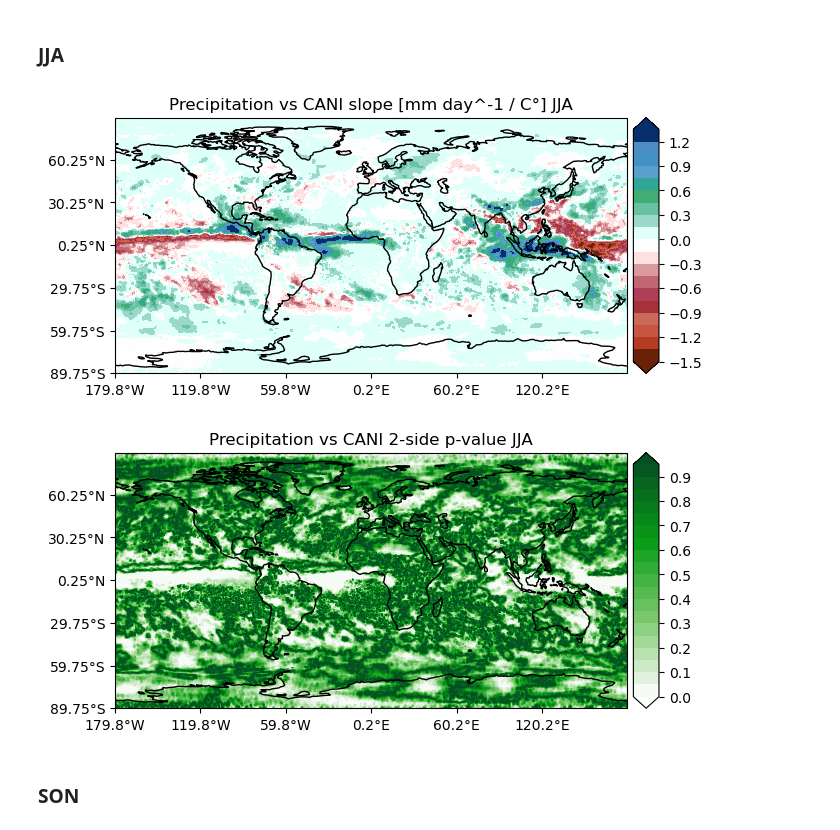
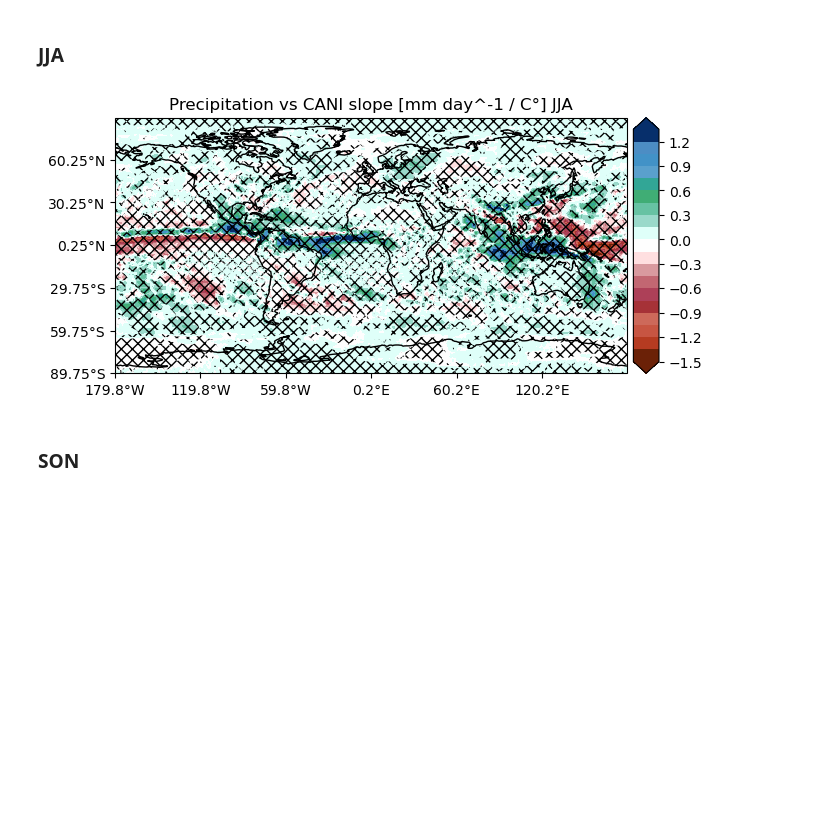
Before and after one commit to allan3prez/ATLN_HG, a Jupyter notebook: Precip_analysis.ipynb, the cells around one changed output. Saved outputs shown, nothing was run; the diff lists cells and outputs as text; code cells hidden in the pictures; blank space fills up the shorter version.

Commit message:
added significance dots to plots

```diff
--- a/Precip_analysis.ipynb
+++ b/Precip_analysis.ipynb
@@ -49,7 +49,7 @@ import colormaps as cmaps
 # %% [markdown]
 # Useful functions
 # %%
-def ds_map(ds_to_plt, bounds=[20, -60, 10, -10], name='figure',
+def ds_map(ds_to_plt, significance, bounds=[20, -60, 10, -10], name='figure',
            color=cmaps.precip4_diff_19lev,
            lev=np.arange(-1.5, 1.5, 0.15)):
 
@@ -58,6 +58,7 @@ def ds_map(ds_to_plt, bounds=[20, -60, 10, -10], name='figure',
     fig.subplots_adjust(hspace=0, wspace=0, top=0.925, left=0.1)
     cbar_ax = fig.add_axes([0, 0, 0.1, 0.1])
     cdat, clon = cutil.add_cyclic_point(ds_to_plt, ds_to_plt.lon)
+    csig, csig_lon = cutil.add_cyclic_point(significance, significance.lon)
 
     ax.set_title(name)
     lat_ticks = np.arange(bounds[3], bounds[2], 30)
@@ -70,7 +71,7 @@ def ds_map(ds_to_plt, bounds=[20, -60, 10, -10], name='figure',
     ax.yaxis.set_major_formatter(lat_formatter)
     ax.add_feature(cf.LAND)
 
-# make into global function
+# local function because it modifies local objects
     def resize_colobar(event):
         plt.draw()
         posn = ax.get_position()
@@ -81,7 +82,16 @@ def ds_map(ds_to_plt, bounds=[20, -60, 10, -10], name='figure',
     sst_contour = ax.contourf(clon, ds_to_plt.lat, cdat,
                               levels=lev,
                               # levels=40,
-                              transform=ccrs.PlateCarree(), cmap=color, extend='both')
+                              transform=ccrs.PlateCarree(), cmap=color,
+                              extend='both')
+
+    ax.contourf(csig_lon, significance.lat, csig,
+                transform=ccrs.PlateCarree(),
+                levels=[0, 0.5],
+                colors='None',
+                hatches=['xxx', ''],
+                extend='neither',
+                zorder=1)
 
     fig.canvas.mpl_connect('resize_event', resize_colobar)
     ax.coastlines()
@@ -361,14 +370,10 @@ ds_map(CANIvprecip_mam.pvalue, bounds=[179.8, -179.8, 89.75, -89.75],
 # %% [markdown]
 ### JJA
 # %%
-ds_map(CANIvprecip_jja.slope, bounds=[179.8, -179.8, 89.75, -89.75],
+ds_map(CANIvprecip_jja.slope, CANIvprecip_jja.pvalue, bounds=[179.8, -179.8, 89.75, -89.75],
        name='Precipitation vs CANI slope [mm day^-1 / C°] JJA')
-ds_map(CANIvprecip_jja.pvalue, bounds=[179.8, -179.8, 89.75, -89.75],
-       name='Precipitation vs CANI 2-side p-value JJA', lev=np.arange(0, 1, 0.05),
-       color=cmaps.WhiteGreen)
 # %% [output]
-[figure, old version]
+[figure, new version]
-[figure, removed]
 # %% [markdown]
 ### SON
 # %%
```
Also changed, not shown: parts of 7 cells of this notebook.
